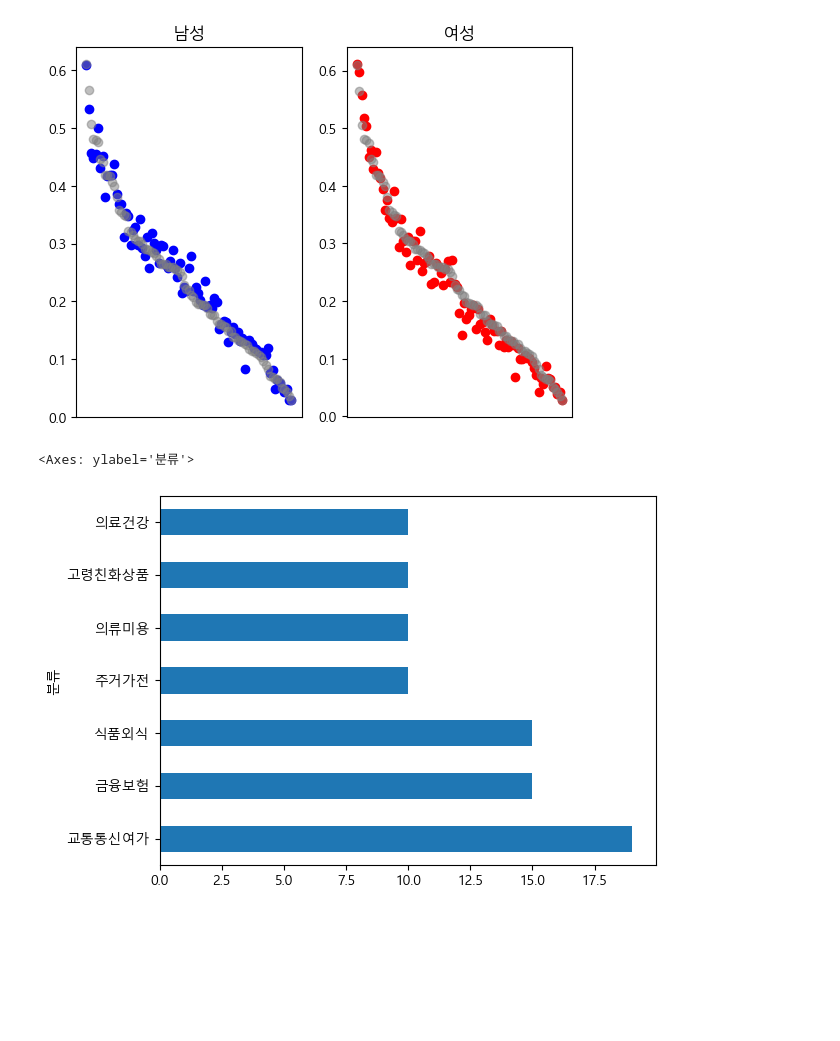
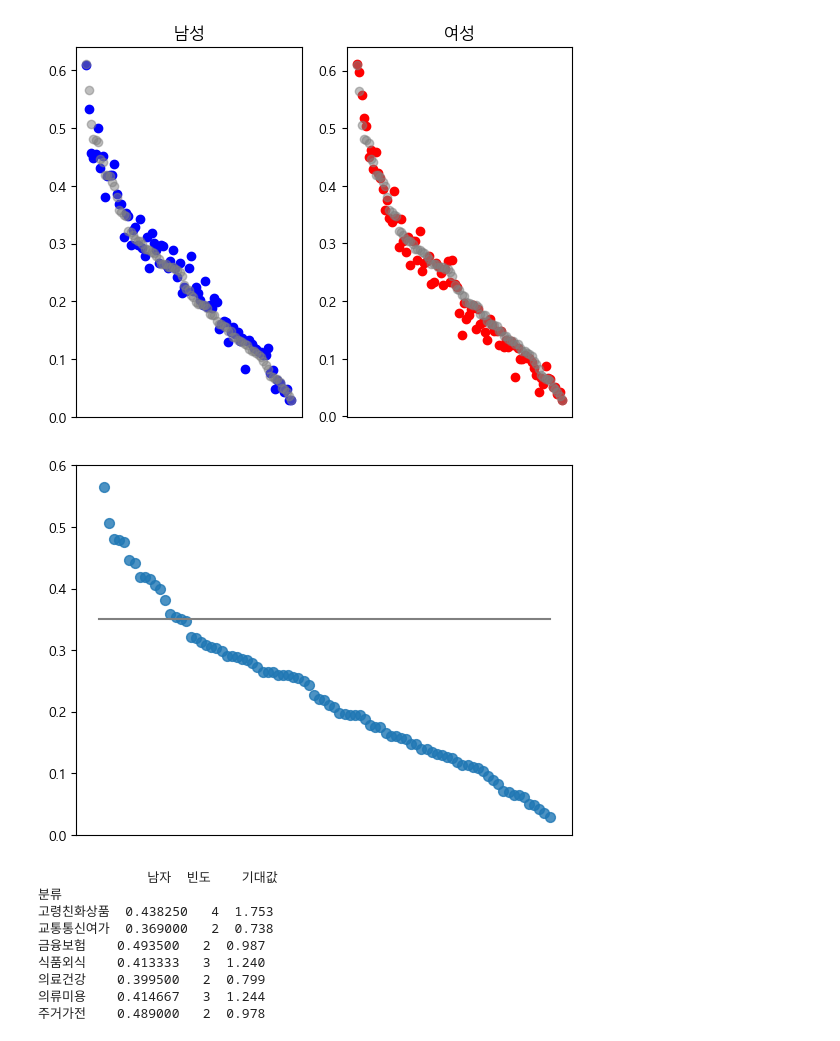
Before and after one commit to sheershay/finding-yold, a Jupyter notebook: 01_선행연구_분석.ipynb, the cells around one changed output. Drawn from its saved outputs; the diff is of its cells as text; code cells hidden in the pictures; blank space fills up the shorter version.

Commit message:
background_data_analysis

```diff
--- a/01_선행연구_분석.ipynb
+++ b/01_선행연구_분석.ipynb
@@ -6,4 +7,4 @@ import matplotlib.pyplot as plt
 plt.rcParams['font.family'] ='Malgun Gothic'
 # %%
 df=pd.read_excel('./5070_시니어_소비생활.xlsx')
-df.sort_values('전체',ascending=False,inplace=True)
+df.sort_values(by='전체',ascending=False,inplace=True)
@@ -23,8 +28,35 @@ ax2.set_title('여성')
 # %% [output]
 Text(0.5, 1.0, '여성')
 [figure]
-# %%
-df['분류'].value_counts().plot(kind='barh')
-# %% [output]
-<Axes: ylabel='분류'>
-[figure, removed]
+# %%
+plt.scatter(np.arange(len(df)),df['전체'],s=50,alpha=0.8)
+plt.xticks([])
+plt.ylim([0,0.6])
+
+standard_line=[0.35]*len(df)
+plt.plot(np.arange(len(df)),standard_line,color='grey') #0.348
+
+plt.show()
+# %% [output]
+[figure, added]
+# %%
+df['남성_열세']=df['남자']-df['여자']
+df_2=df.loc[df['전체']>=0.348].sort_values(by='남자',ascending=False)
+
+m_mean=pd.DataFrame(df_2.groupby('분류')['남자'].mean())
+m_num=df_2['분류'].value_counts().rename_axis('분류').to_frame('counts').sort_index()
+
+m_mean['빈도']=m_num
+m_mean['기대값']=m_mean['남자']*m_mean['빈도']
+
+print(m_mean)
+# %% [output]
+              남자  빈도    기대값
+분류
+고령친화상품  0.438250   4  1.753
+교통통신여가  0.369000   2  0.738
+금융보험    0.493500   2  0.987
+식품외식    0.413333   3  1.240
+의료건강    0.399500   2  0.799
+의류미용    0.414667   3  1.244
+주거가전    0.489000   2  0.978
```
Also changed, not shown: parts of 6 cells of this notebook, 4 other files.
